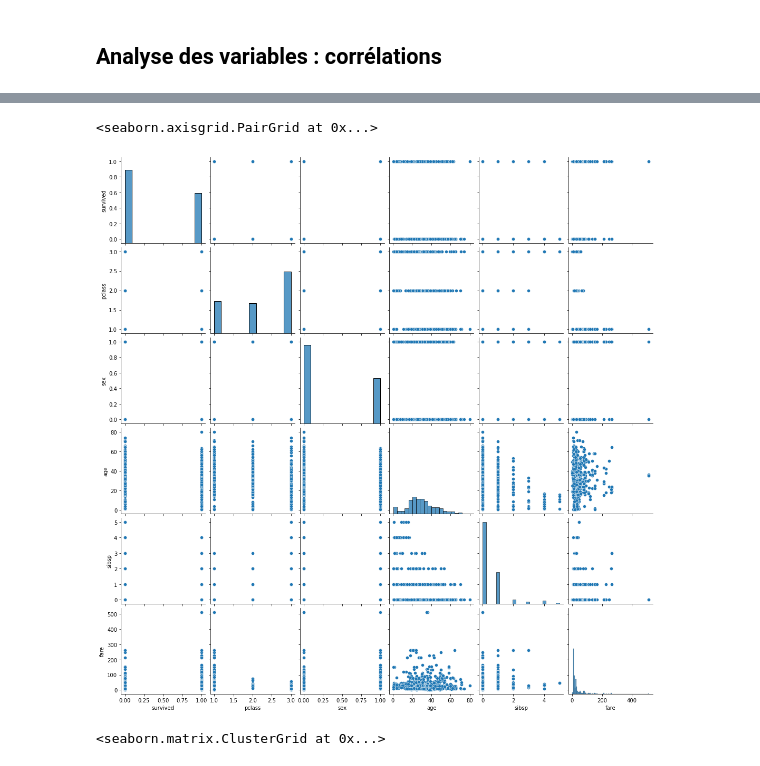
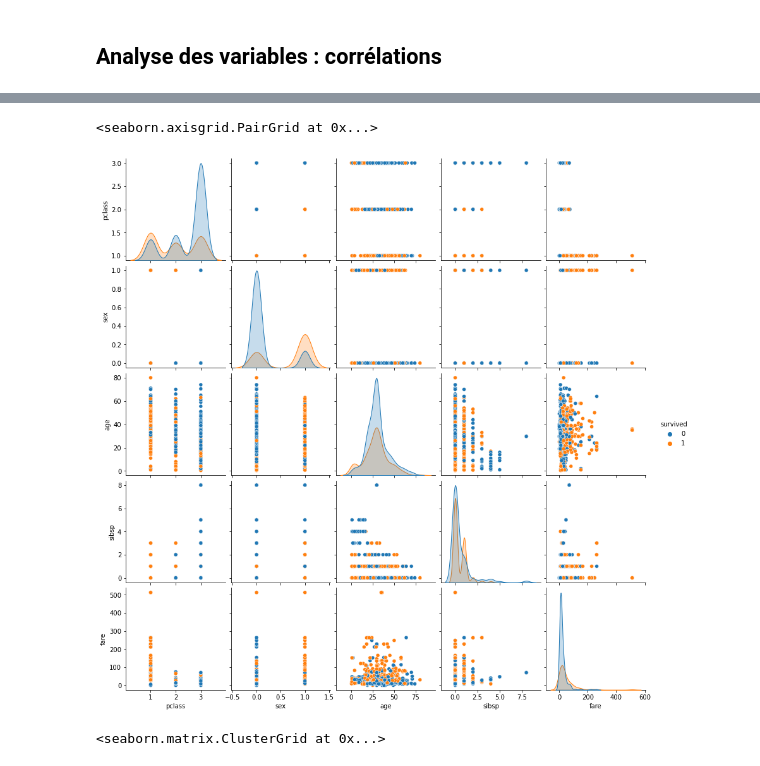
Before and after one commit to vianneybonte/titanic-app, a Jupyter notebook: python_modele_titanic.ipynb, the cells around one changed output, grey strips where cells are left out. Drawn from its saved outputs; the diff is of its cells as text; code cells hidden in the pictures.

```diff
--- a/python_modele_titanic.ipynb
+++ b/python_modele_titanic.ipynb
@@ -10,7 +10,9 @@ import matplotlib.pyplot as plt
 # %%
 titanic = sns.load_dataset('titanic')
 titanic = titanic[['survived', 'pclass', 'sex', 'age', 'sibsp', 'fare']]
-titanic.dropna(axis=0, inplace=True)
+titanic['age'].fillna((titanic['age'].mean()), inplace=True)
+titanic["fare"] = titanic["fare"].map(lambda i: np.log(i) if i > 0 else 0)
+#titanic.dropna(axis=0, inplace=True)
 titanic['sex'].replace(['male', 'female'], [0, 1], inplace=True)
 titanic.head()
 # %% [output]
@@ -64,8 +65,8 @@ for col in df.columns:
 # %%
-sns.pairplot(df)
+sns.pairplot(df, hue = 'survived')
 # %% [output]
 <seaborn.axisgrid.PairGrid at 0x...>
-[figure, old version]
+[figure, new version]
 # %%
 sns.clustermap(df.corr())
 # %% [output]
```
Also changed, not shown: parts of 25 cells of this notebook.
